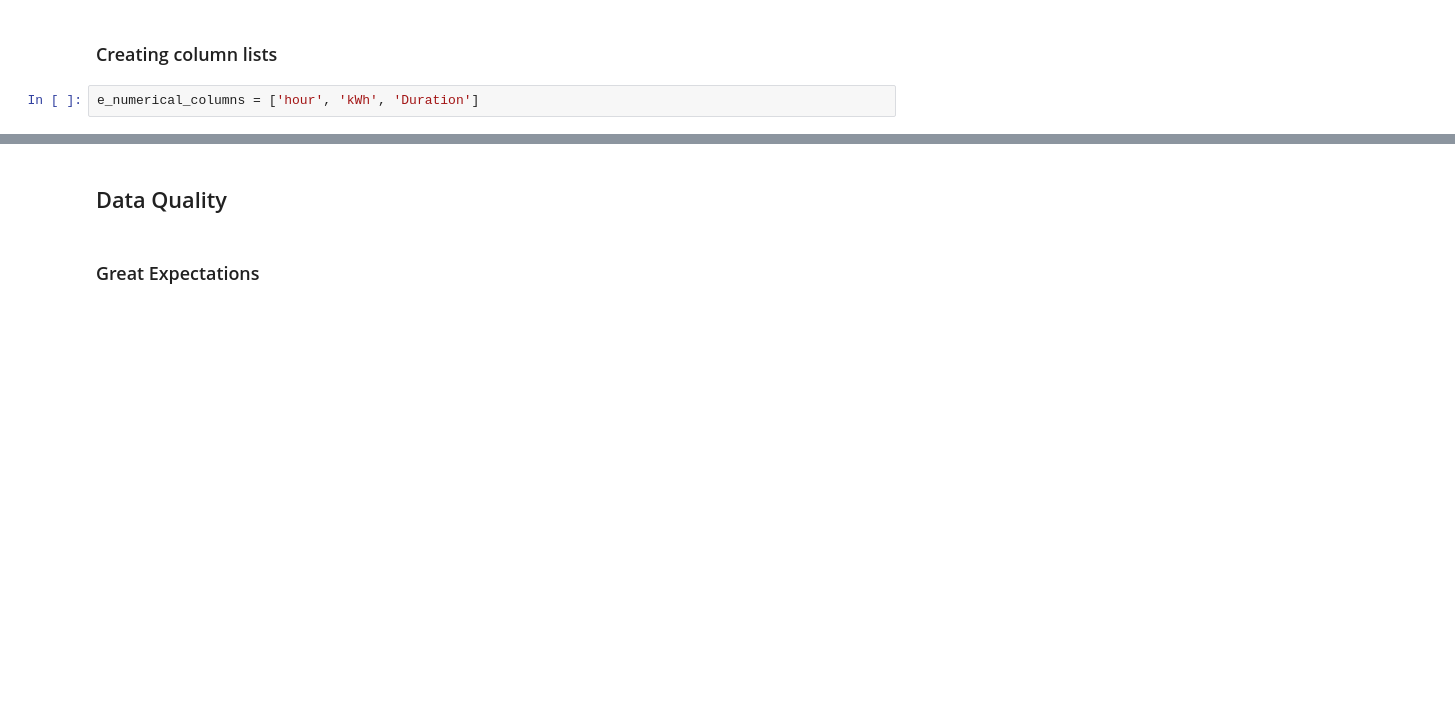
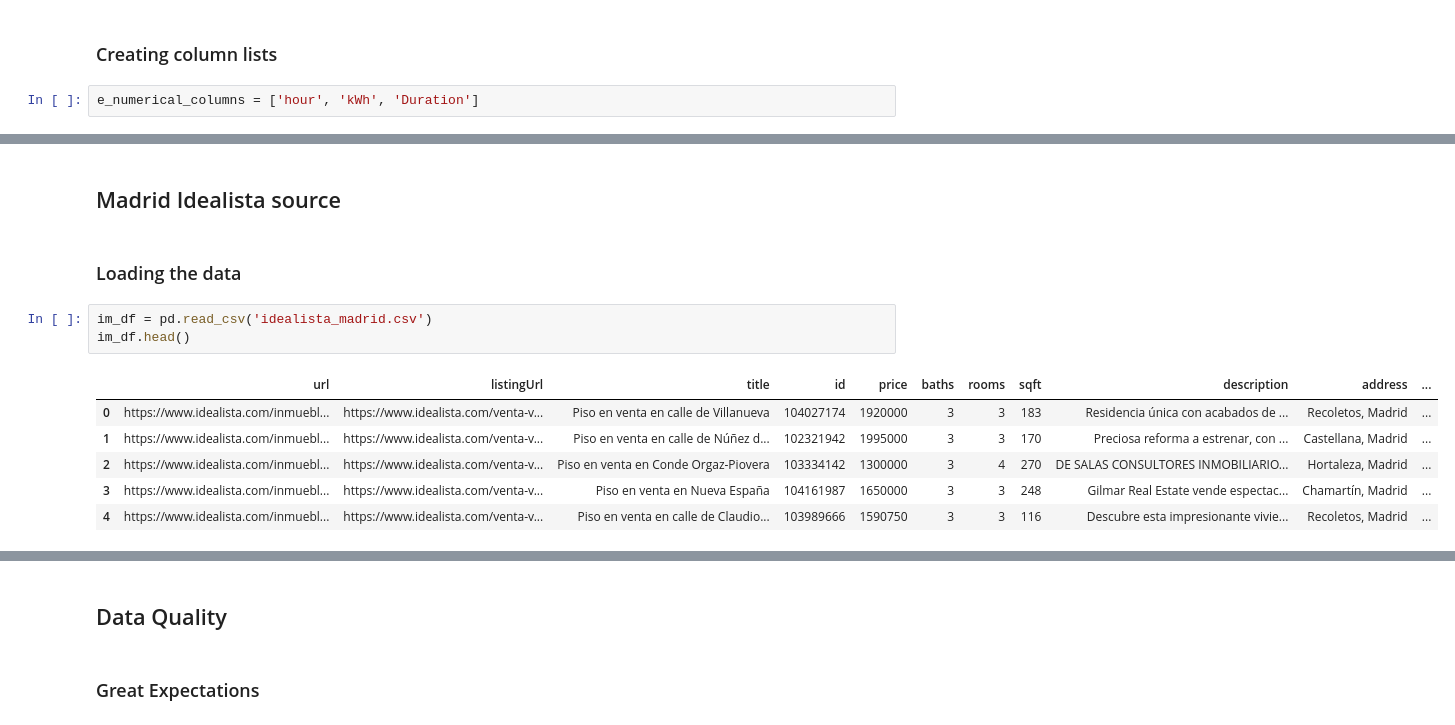
Before and after one commit to Posfay/Data-Quality-Project, a Jupyter notebook: madrid_housing_market_fairness.ipynb, the cells around one changed output, grey strips where cells are left out. Drawn from its saved outputs; the diff is of its cells as text; blank space fills up the shorter version.

```diff
--- a/madrid_housing_market_fairness.ipynb
+++ b/madrid_housing_market_fairness.ipynb
@@ -222,0 +300,14 @@ e_df_num_cat.head()
+# %% [markdown]
+## Madrid Idealista source
+# %% [markdown]
+### Loading the data
+# %%
+im_df = pd.read_csv('idealista_madrid.csv')
+im_df.head()
+# %% [output]
+|  | url | listingUrl | title | id | price | baths | rooms | sqft | description | address | ... |
+| 0 | https://www.idealista.com/inmuebl... | https://www.idealista.com/venta-v... | Piso en venta en calle de Villanueva | 104027174 | 1920000 | 3 | 3 | 183 | Residencia única con acabados de ... | Recoletos, Madrid | ... |
+| 1 | https://www.idealista.com/inmuebl... | https://www.idealista.com/venta-v... | Piso en venta en calle de Núñez d... | 102321942 | 1995000 | 3 | 3 | 170 | Preciosa reforma a estrenar, con ... | Castellana, Madrid | ... |
+| 2 | https://www.idealista.com/inmuebl... | https://www.idealista.com/venta-v... | Piso en venta en Conde Orgaz-Piovera | 103334142 | 1300000 | 3 | 4 | 270 | DE SALAS CONSULTORES INMOBILIARIO... | Hortaleza, Madrid | ... |
+| 3 | https://www.idealista.com/inmuebl... | https://www.idealista.com/venta-v... | Piso en venta en Nueva España | 104161987 | 1650000 | 3 | 3 | 248 | Gilmar Real Estate vende espectac... | Chamartín, Madrid | ... |
+| 4 | https://www.idealista.com/inmuebl... | https://www.idealista.com/venta-v... | Piso en venta en calle de Claudio... | 103989666 | 1590750 | 3 | 3 | 116 | Descubre esta impresionante vivie... | Recoletos, Madrid | ... |
```
Also changed, not shown: parts of 50 cells of this notebook, 11 other files.
